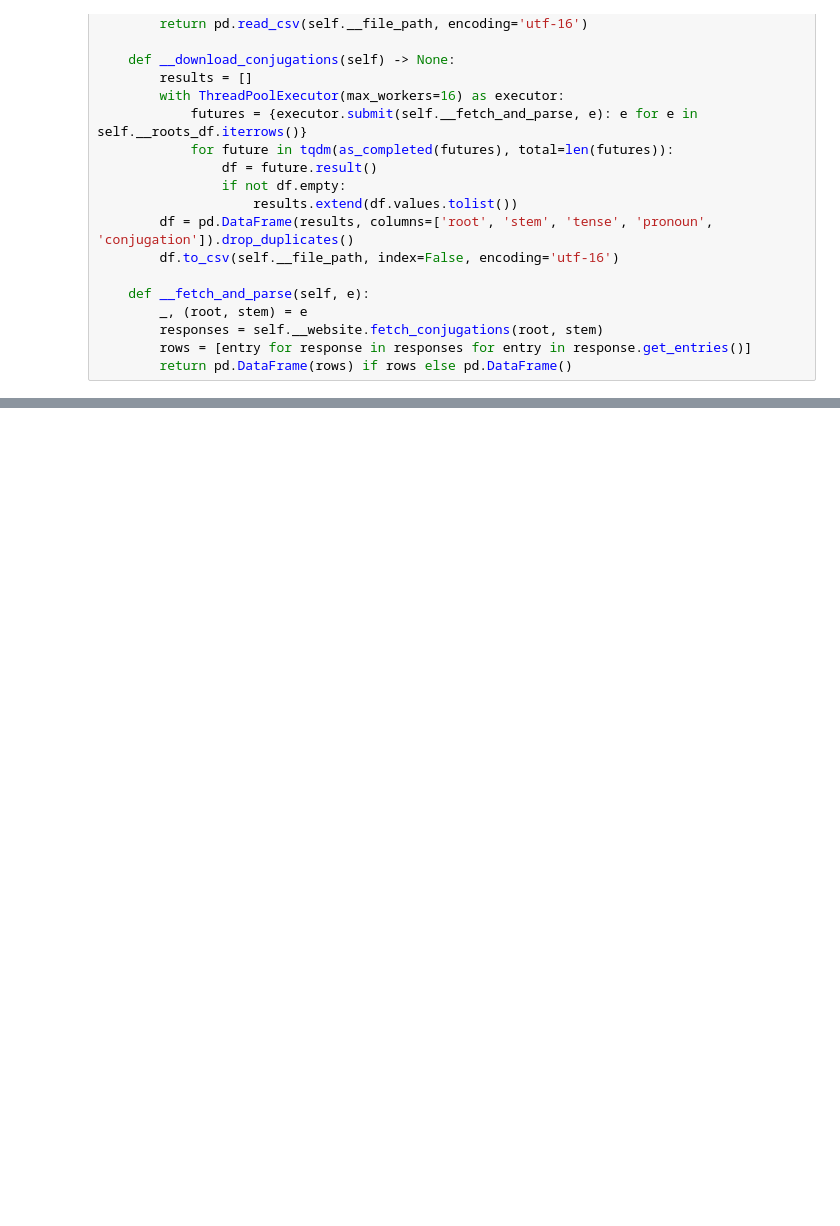
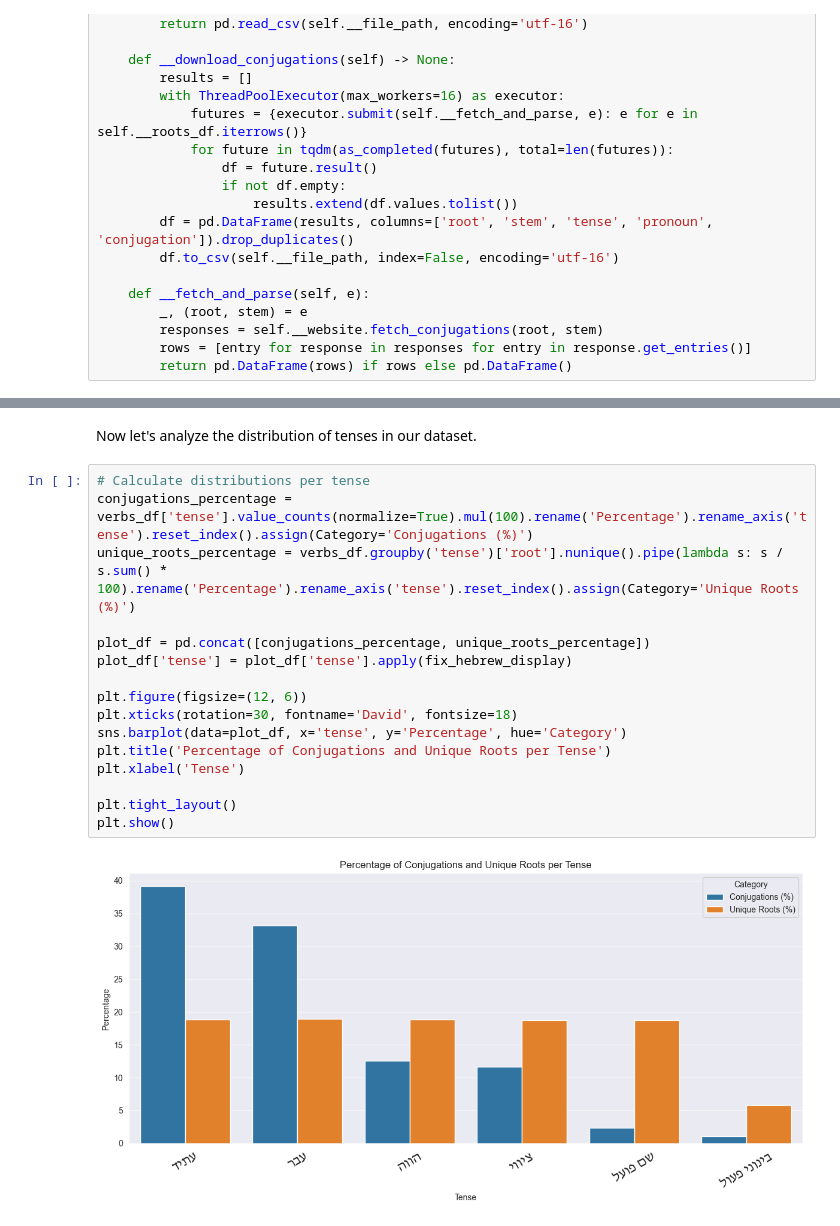
Before and after one commit to EyalShahimov/HebrewWordsAnalysis, a Jupyter notebook: main.ipynb, the cells around one changed output, grey strips where cells are left out. Cells and saved outputs as stored; diff of their text form; blank space fills up the shorter version.

```diff
--- a/main.ipynb
+++ b/main.ipynb
@@ -252,0 +307,20 @@ print(conjugations_registry.dataframe.head())
+# %% [markdown]
+Now let's analyze the distribution of tenses in our dataset.
+# %%
+# Calculate distributions per tense
+conjugations_percentage = verbs_df['tense'].value_counts(normalize=True).mul(100).rename('Percentage').rename_axis('tense').reset_index().assign(Category='Conjugations (%)')
+unique_roots_percentage = verbs_df.groupby('tense')['root'].nunique().pipe(lambda s: s / s.sum() * 100).rename('Percentage').rename_axis('tense').reset_index().assign(Category='Unique Roots (%)')
+
+plot_df = pd.concat([conjugations_percentage, unique_roots_percentage])
+plot_df['tense'] = plot_df['tense'].apply(fix_hebrew_display)
+
+plt.figure(figsize=(12, 6))
+plt.xticks(rotation=30, fontname='David', fontsize=18)
+sns.barplot(data=plot_df, x='tense', y='Percentage', hue='Category')
+plt.title('Percentage of Conjugations and Unique Roots per Tense')
+plt.xlabel('Tense')
+
+plt.tight_layout()
+plt.show()
+# %% [output]
+[figure, added]
```
Also changed, not shown: parts of 17 cells of this notebook, 3 other files.
